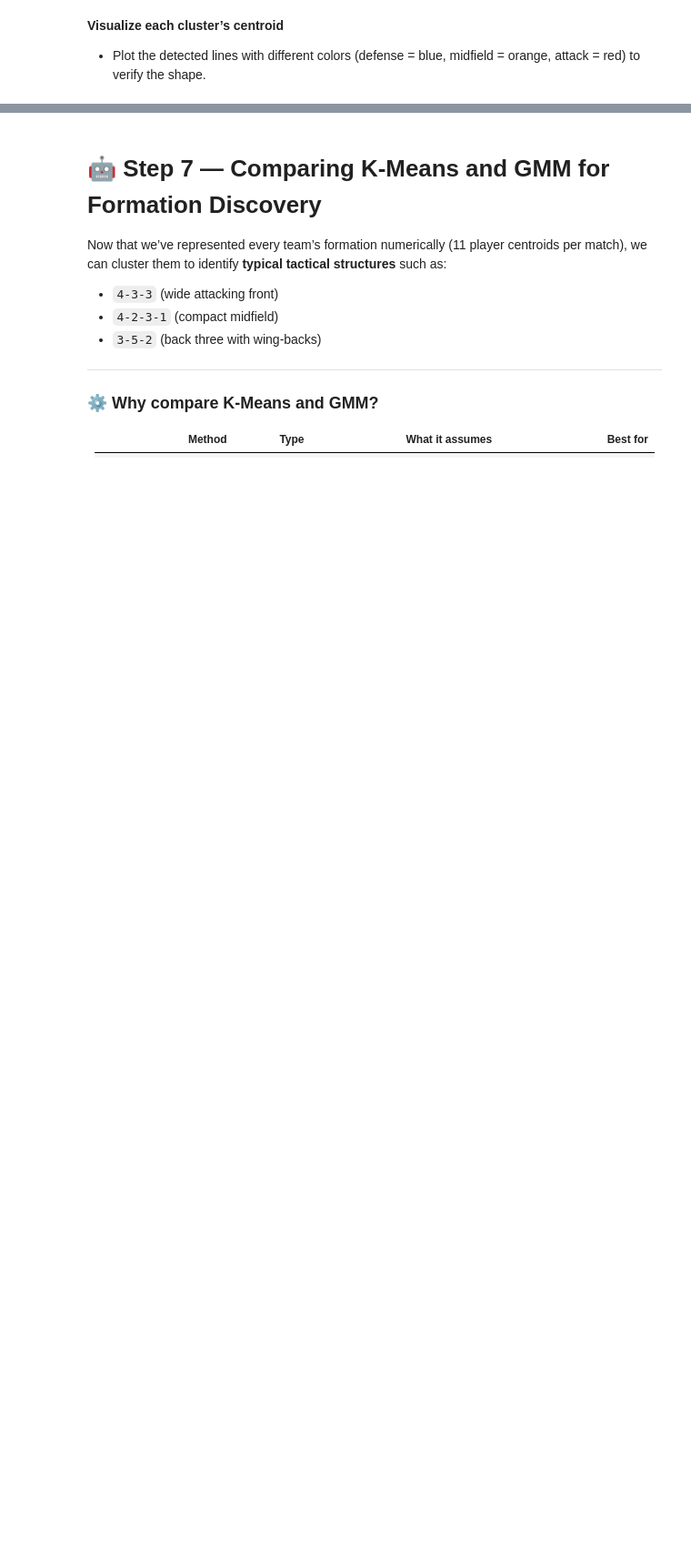
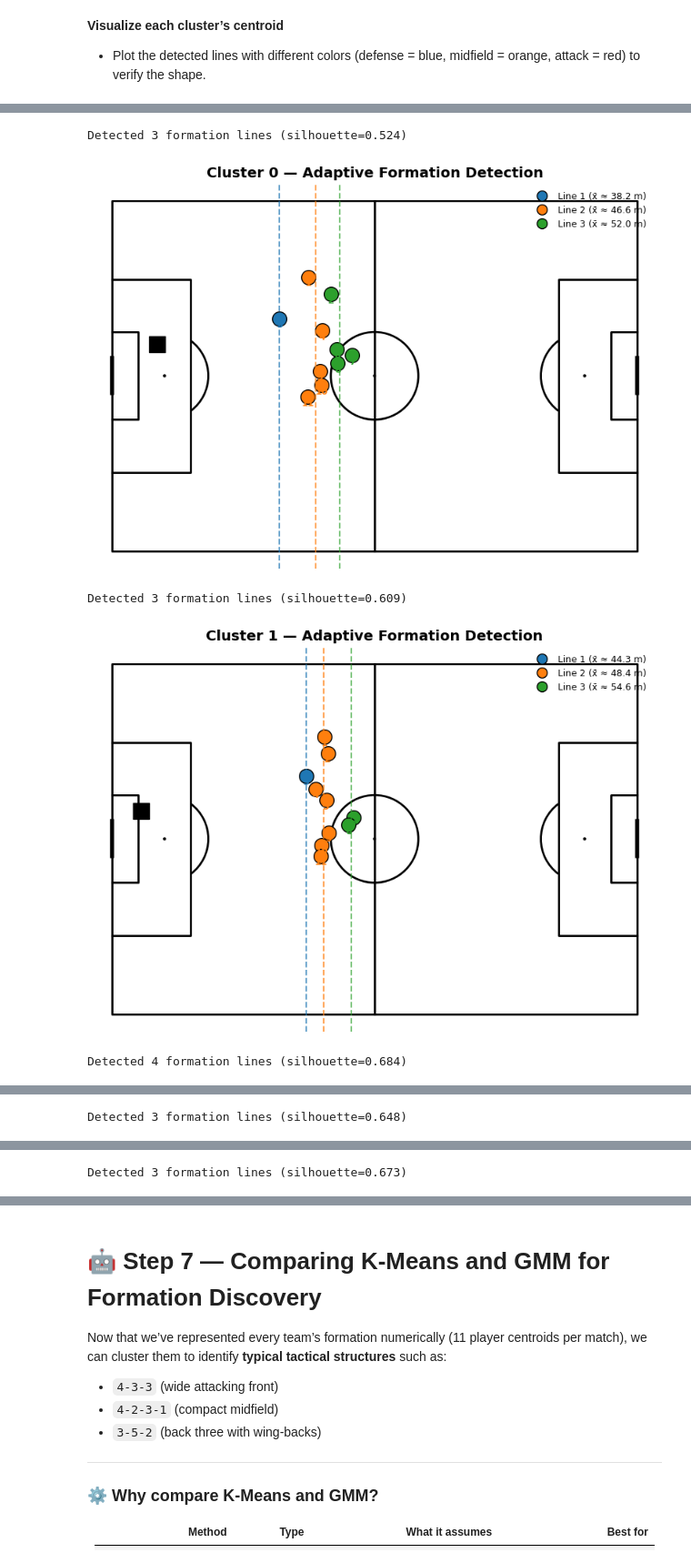
Before and after one commit to MartimRego/pass-decisions, a Jupyter notebook: Module_2/playing_styles_analysis.ipynb, the cells around one changed output, grey strips where cells are left out. Shown at 91% size. Saved outputs shown, nothing was run; the diff lists cells and outputs as text; code cells hidden in the pictures; blank space fills up the shorter version.

```diff
--- a/Module_2/playing_styles_v2.ipynb
+++ b/Module_2/playing_styles_analysis.ipynb
@@ -1715,0 +1825,11 @@ for c in sorted(df_centroids["cluster"].unique()):
+# %%
+df_centroids = pd.read_csv(ROOT / "PremierLeague_data/2024/formation_centroids.csv")
+for c in sorted(df_centroids["cluster"].unique()):
+    df_c = df_centroids[df_centroids["cluster"] == c]
+    plot_detected_lines(df_c, title=f"Cluster {c} — Adaptive Formation Detection")
+# %% [output]
+Detected 3 formation lines (silhouette=0.524)
+[figure, added]
+Detected 3 formation lines (silhouette=0.609)
+[figure, added]
+Detected 4 formation lines (silhouette=0.684)
@@ -1715,0 +1837 @@ for c in sorted(df_centroids["cluster"].unique()):
+Detected 3 formation lines (silhouette=0.648)
@@ -1715,0 +1839 @@ for c in sorted(df_centroids["cluster"].unique()):
+Detected 3 formation lines (silhouette=0.673)
```
Also changed, not shown: parts of 22 cells of this notebook, 8 other files.
